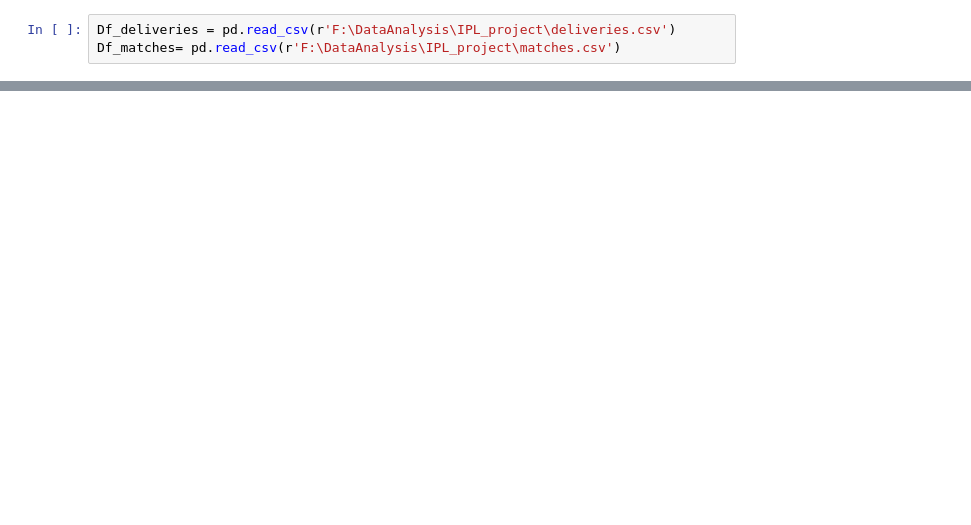
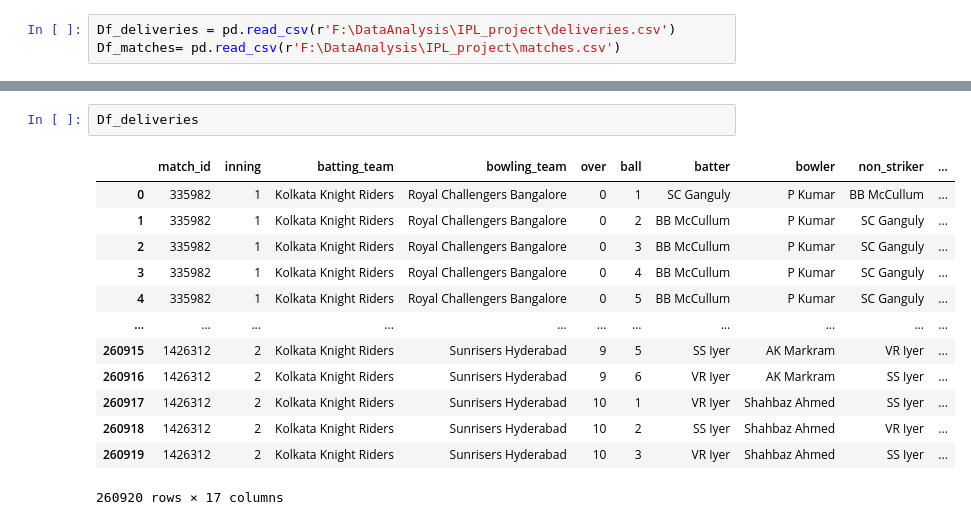
Before and after one commit to Saranpandiyan963/IPL_project, a Jupyter notebook: df_VISUAL.ipynb, the cells around one changed output, grey strips where cells are left out. Saved outputs shown, nothing was run; the diff lists cells and outputs as text; blank space fills up the shorter version.

```diff
--- a/df_VISUAL.ipynb
+++ b/df_VISUAL.ipynb
@@ -22,0 +7,16 @@ Df_matches
+# %%
+Df_deliveries
+# %% [output]
+|  | match_id | inning | batting_team | bowling_team | over | ball | batter | bowler | non_striker | ... |
+| 0 | 335982 | 1 | Kolkata Knight Riders | Royal Challengers Bangalore | 0 | 1 | SC Ganguly | P Kumar | BB McCullum | ... |
+| 1 | 335982 | 1 | Kolkata Knight Riders | Royal Challengers Bangalore | 0 | 2 | BB McCullum | P Kumar | SC Ganguly | ... |
+| 2 | 335982 | 1 | Kolkata Knight Riders | Royal Challengers Bangalore | 0 | 3 | BB McCullum | P Kumar | SC Ganguly | ... |
+| 3 | 335982 | 1 | Kolkata Knight Riders | Royal Challengers Bangalore | 0 | 4 | BB McCullum | P Kumar | SC Ganguly | ... |
+| 4 | 335982 | 1 | Kolkata Knight Riders | Royal Challengers Bangalore | 0 | 5 | BB McCullum | P Kumar | SC Ganguly | ... |
+| ... | ... | ... | ... | ... | ... | ... | ... | ... | ... | ... |
+| 260915 | 1426312 | 2 | Kolkata Knight Riders | Sunrisers Hyderabad | 9 | 5 | SS Iyer | AK Markram | VR Iyer | ... |
+| 260916 | 1426312 | 2 | Kolkata Knight Riders | Sunrisers Hyderabad | 9 | 6 | VR Iyer | AK Markram | SS Iyer | ... |
+| 260917 | 1426312 | 2 | Kolkata Knight Riders | Sunrisers Hyderabad | 10 | 1 | VR Iyer | Shahbaz Ahmed | SS Iyer | ... |
+| 260918 | 1426312 | 2 | Kolkata Knight Riders | Sunrisers Hyderabad | 10 | 2 | SS Iyer | Shahbaz Ahmed | VR Iyer | ... |
+| 260919 | 1426312 | 2 | Kolkata Knight Riders | Sunrisers Hyderabad | 10 | 3 | VR Iyer | Shahbaz Ahmed | SS Iyer | ... |
+260920 rows × 17 columns
```
Also changed, not shown: parts of 2 cells of this notebook, 1 other file.
